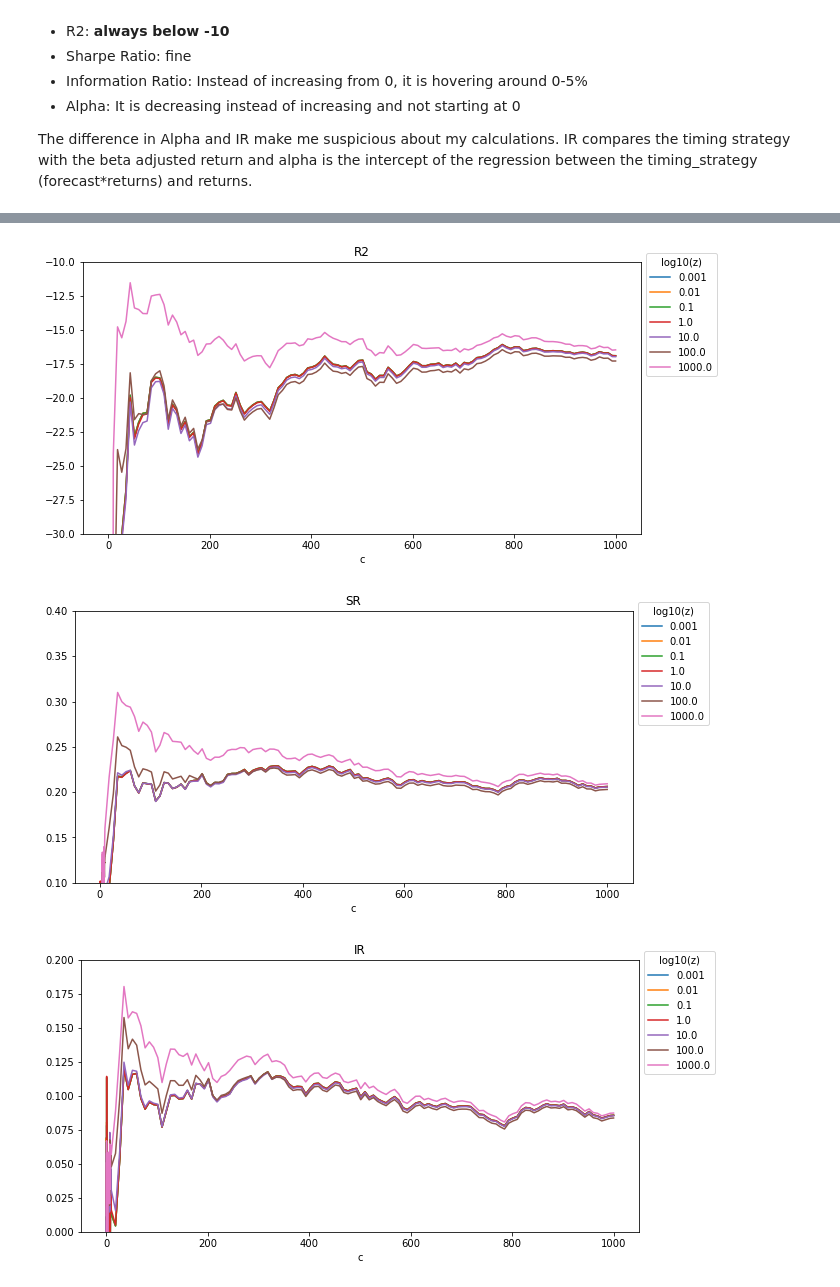
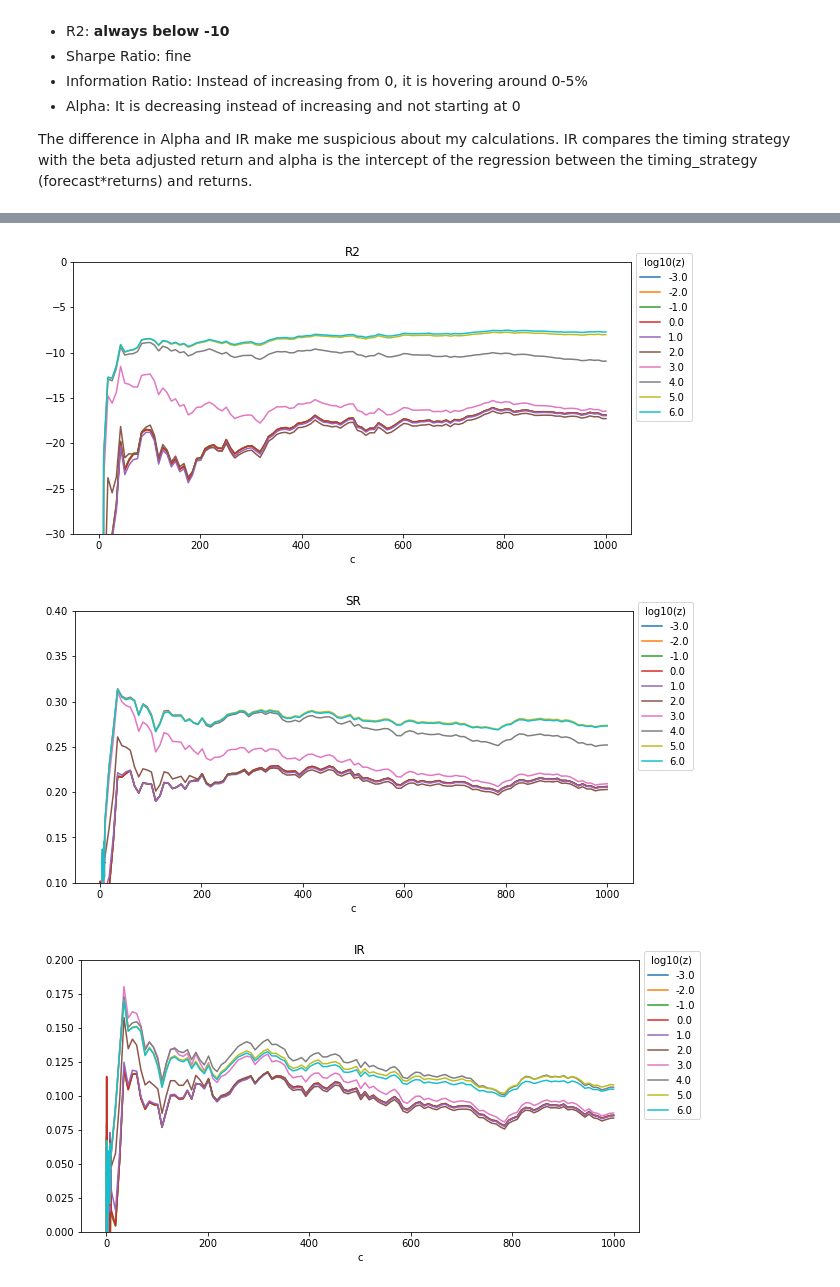
Before and after one commit to nkonts/replication-the-virtue-of-complexity-in-return-prediction, a Jupyter notebook: simulations.ipynb, the cells around one changed output, grey strips where cells are left out. Drawn from its saved outputs; the diff is of its cells as text; code cells hidden in the pictures.

```diff
--- a/simulations.ipynb
+++ b/simulations.ipynb
@@ -130,6 +130,7 @@ def do_backtest(P, u, t_values):
 if "simulation_backtest_progress.joblib" in os.listdir("data"):
     simulation_backtest = joblib.load("data/simulation_backtest_progress.joblib")
     done_values = pd.concat(simulation_backtest)[["c", "z"]].drop_duplicates().values
+    done_values = [(c*12, v) for c,v in done_values]
 else:
     simulation_backtest = []
     done_values = []
@@ -140,7 +141,7 @@ todo = [item for item in todo if item not in done_values]
 for P, z in tqdm(todo):
     backtest = do_backtest(P, z, t_values)
     simulation_backtest.append(backtest)
-    joblib.dump(simulation_backtest, "data/simulation_backtest_progress_.joblib")
+    joblib.dump(simulation_backtest, "data/simulation_backtest_progress.joblib")
 
 simulation_backtest = pd.concat(simulation_backtest)
 last_p = int(simulation_backtest["c"].max()*12)
@@ -179,6 +178,7 @@ def calc_metrics(df):
 
 result = simulation_backtest.groupby(["z", "c"]).apply(calc_metrics)
 result = pd.DataFrame(list(result.values), index=result.index).reset_index().rename({"z":"log10(z)"}, axis=1)
+result["log10(z)"] = np.log10(result["log10(z)"])
 # %% [markdown]
 Note: **Footnote [25]**
 > More specifically, the first column reports summary statistics for the market return with rolling 12-month volatility standardization. Thus, the buy-and-hold version of this asset is itself a basic timing strategy, where timing is inversely proportional to rolling volatility. We do this simply because the standardized market is the target in our forecasting analysis. Our results across the board are generally insensitive to, and our conclusions entirely unaffected by, whether we work with the raw or volatility standardized market return. As noted earlier, we prefer to use the volatility standardized market because it aligns more directly with our theoretical framework.
@@ -275,16 +294,20 @@ plt.show()
 # %%
-result.set_index("c").groupby("log10(z)")["R2"].plot(ylim=(-30,-10), figsize=(10,5), title="R2")
+result.set_index("c").groupby("log10(z)")["R2"].plot(ylim=(-30,0), figsize=(10,5), title="R2")
 plt.legend(loc="upper left", title="log10(z)", bbox_to_anchor=(1, 1.05))
 plt.show()
 
 result.set_index("c").groupby("log10(z)")["SR"].plot(ylim=(0.1, 0.4), figsize=(10,5), title="SR")
 plt.legend(loc="upper left", title="log10(z)", bbox_to_anchor=(1, 1.05))
 plt.show()
 
 result.set_index("c").groupby("log10(z)")["IR"].plot(ylim=(0,0.2), figsize=(10,5), title="IR")
 plt.legend(loc="upper left", title="log10(z)", bbox_to_anchor=(1, 1.05))
 plt.show()
+
+result.set_index("c").groupby("log10(z)")["Alpha"].plot(ylim=(-0.01,0.03), figsize=(10,5), title="Alpha")
+plt.legend(loc="upper left", title="log10(z)", bbox_to_anchor=(1, 1.05))
+plt.show()
 # %% [output]
-[figure, old version]
+[figure, new version]
-[figure, old version]
+[figure, new version]
-[figure, old version]
+[figure, new version]
```
Also changed, not shown: parts of 5 cells of this notebook.
